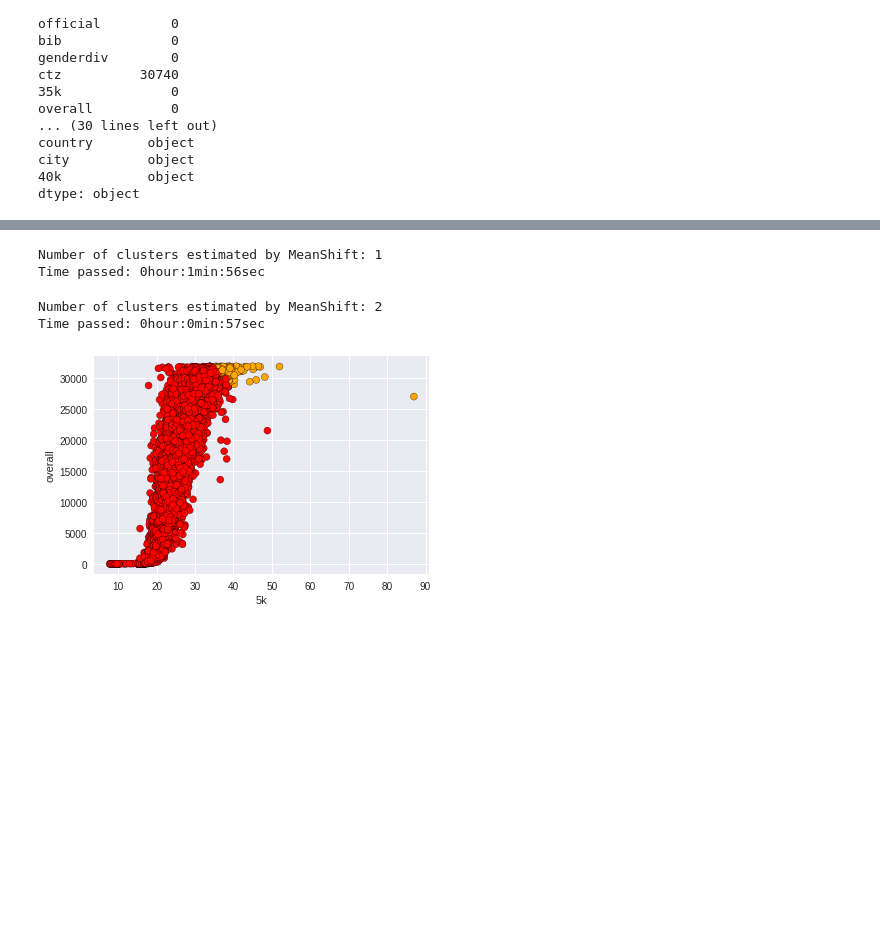
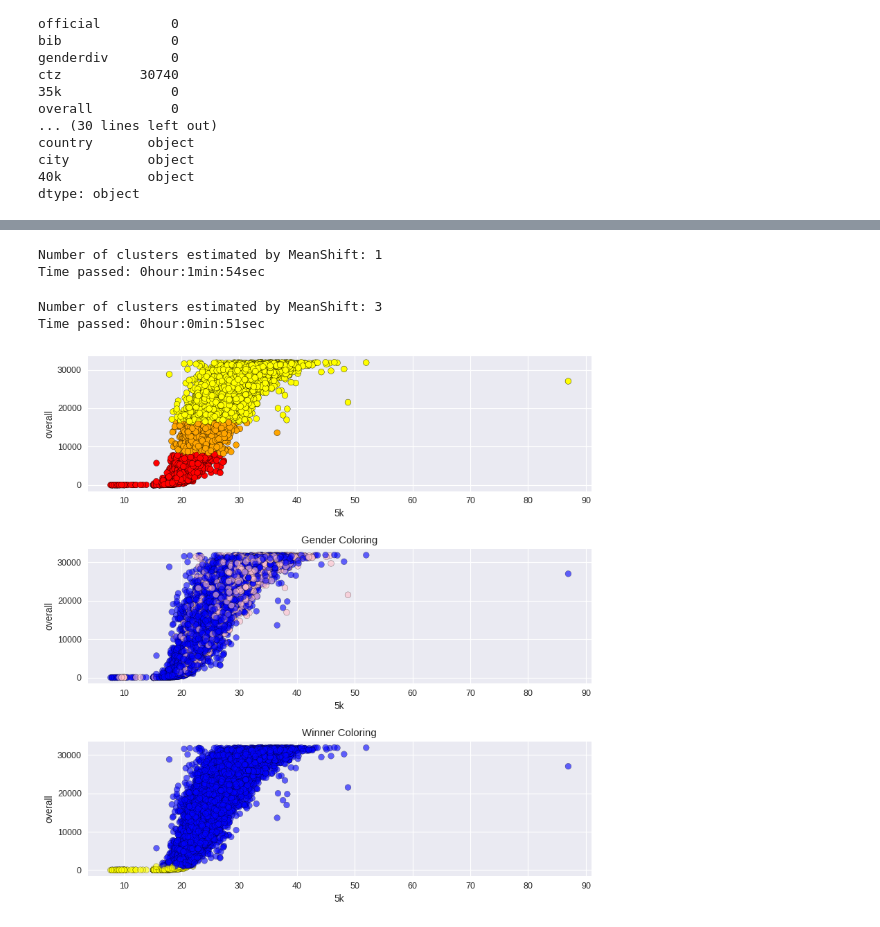
Before and after one commit to gurkpet/Thinkful-Lessons, a Jupyter notebook: Thinkful 4.2/BostonMarathon2.0.ipynb, the cells around one changed output, grey strips where cells are left out. Drawn from its saved outputs; the diff is of its cells as text; code cells hidden in the pictures; blank space fills up the shorter version.

Commit message:
Added gender and winning ranks

```diff
--- a/Thinkful 4.2/BostonMarathon2.0.ipynb
+++ b/Thinkful 4.2/BostonMarathon2.0.ipynb
@@ -121,3 +124,5 @@ MMdf2 = pd.DataFrame(MMS.fit_transform(df2), columns = df2.columns)
+# %%
+marathon['HTW']= pacemax - pacemin
 # %%
 clustorcolormap = {0 : 'red',
                    1 : 'orange',
@@ -133,12 +138,18 @@ clustorcolormap = {0 : 'red',
                    11:'maroon',
                    12:'teal',
                    13:'indigo'}
+
+SEX_COLOR_MAP = {'M' : 'b', 'F' : 'pink'}
+gender_color = [SEX_COLOR_MAP[l] for l in df2.gender]
+PLACE_COLOR_MAP = {1 : 'yellow', 0 : 'blue'}
+df2['winner'] = np.where(df2.overall < 1000, 1, 0)
+place_color = [PLACE_COLOR_MAP[x] for x in df2.winner]
 # %%
 tic()
-bandwidth = estimate_bandwidth(MMdf2.values, quantile=0.3)
+bandwidth = estimate_bandwidth(marathon.values, quantile=0.3)
 
 ms = MeanShift(bandwidth=bandwidth, bin_seeding=True)
-ms.fit(MMdf2)
+ms.fit(marathon)
 
 mslabel_color = []
 for l in ms.labels_:
@@ -150,14 +161,14 @@ print("Number of clusters estimated by MeanShift: {}".format(ms_n_clusters_))
 tac()
 # %% [output]
 Number of clusters estimated by MeanShift: 1
-Time passed: 0hour:1min:56sec
+Time passed: 0hour:1min:54sec
 # %%
 def chcktwo(data, feat1, feat2, unscaleddata):
     tic()
     bandwidth = estimate_bandwidth(data[[feat1,feat2]].values, quantile=0.3)
 
     ms = MeanShift(bandwidth=bandwidth, bin_seeding=True)
-    ms.fit(MMdf2[['5k','overall']])
+    ms.fit(data[[feat1,feat2]])
 
     ms_n_clusters_ = len(np.unique(ms.labels_))
     print("Number of clusters estimated by MeanShift: {}".format(ms_n_clusters_))
@@ -165,19 +176,34 @@ def chcktwo(data, feat1, feat2, unscaleddata):
     for l in ms.labels_:
         mslabel_color.append(clustorcolormap[l])
 
-
-
-
     tac()
 
-    plt.scatter(unscaleddata[feat1], unscaleddata[feat2], c = mslabel_color, edgecolors = 'black')
-    plt.xlabel(feat1)
-    plt.ylabel(feat2)
-    plt.show()
+    plt.figure(figsize=(800/my_dpi, 800/my_dpi), dpi=my_dpi)
+
+    plt.figure(1)
+
+    ax1 = plt.subplot(311)
+    ax1.scatter(unscaleddata[feat1], unscaleddata[feat2], c = mslabel_color, edgecolors = 'black')
+    ax1.set_xlabel(feat1)
+    ax1.set_ylabel(feat2)
+
+    ax2 = plt.subplot(312)
+    ax2.set_title('Gender Coloring')
+    ax2.set_xlabel(feat1)
+    ax2.set_ylabel(feat2)
+    __ = ax2.scatter(unscaleddata[feat1],unscaleddata[feat2], c=gender_color, alpha=0.6, edgecolors = 'black')
+
+    ax3 = plt.subplot(313)
+    ax3.set_title('Winner Coloring')
+    ax3.set_xlabel(feat1)
+    ax3.set_ylabel(feat2)
+    __ = ax3.scatter(unscaleddata[feat1],unscaleddata[feat2], c=place_color, alpha=0.6, edgecolors = 'black')
+
+    plt.tight_layout(pad=0.4, h_pad=2.0)
 # %%
-chcktwo(MMdf2, '5k', 'overall', df2)
+chcktwo(marathon, '5k', 'overall', df2)
 # %% [output]
-Number of clusters estimated by MeanShift: 2
-Time passed: 0hour:0min:57sec
+Number of clusters estimated by MeanShift: 3
+Time passed: 0hour:0min:51sec
-[figure, old version]
+[figure, new version]
 # %%
```
Also changed, not shown: parts of 20 cells of this notebook.
